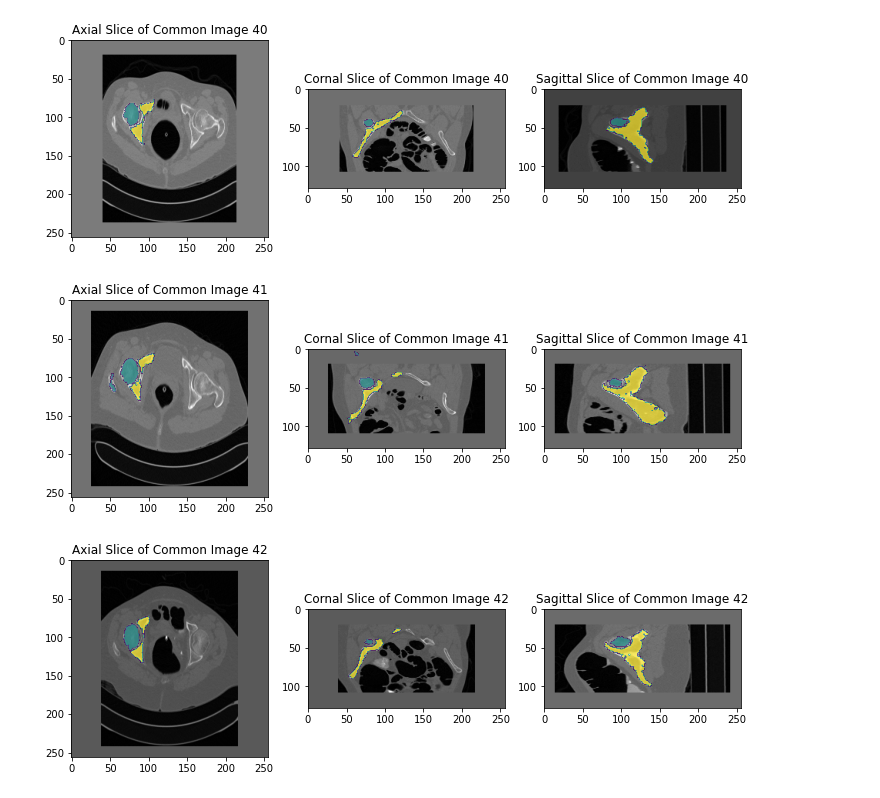
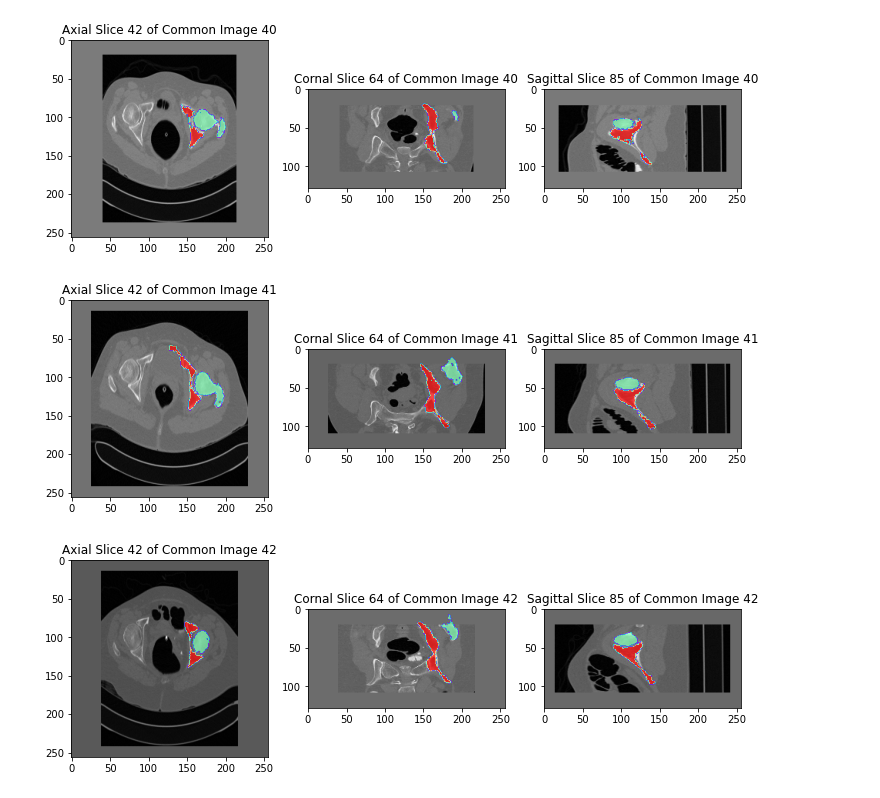
Before and after one commit to KenzaB27/segmentation-of-pelvic-bone, a Jupyter notebook: src/results.ipynb, the cells around one changed output. Saved outputs shown, nothing was run; the diff lists cells and outputs as text; code cells hidden in the pictures.

Commit message:
added left femur and hip bone

```diff
--- a/src/results.ipynb
+++ b/src/results.ipynb
@@ -13,7 +13,7 @@ import utils as ut
 import importlib
 # %%
 MASK_PATH = "../data/atlas-seg/Atlas_segmentations/{0}_atlas_seg.nii"
-BMASK_PATH = "../data/wetransfer-74759e/{0}_atlas_seg.nii"
+BMASK_PATH = "../data/atlas-seg/{0}_atlas_seg.nii"
 IMG_PATH = "../data/resampled_images_256/{0}_image.nii"
 indices = [40,41,42]
 alpha=0.7
@@ -37,19 +37,19 @@ for id in indices:
     plt.imshow(img_data[int(imageSize[0]/3), :, :], cmap="gray")
     plt.imshow(mask_data[int(imageSize[0]/3), :, :],
                cmap=my_cmap, alpha=alpha)
-    plt.title(f'Axial Slice of Common Image {id}')
+    plt.title(f'Axial Slice {imageSize[2]//3} of Common Image {id}')
 
     plt.subplot(132)
     plt.imshow(img_data[:, int(imageSize[1]/3), :], cmap="gray")
     plt.imshow(mask_data[:, int(imageSize[1]/3), :],
                cmap=my_cmap, alpha=alpha)
-    plt.title(f'Cornal Slice of Common Image {id}')
+    plt.title(f'Cornal Slice {imageSize[2]//3} of Common Image {id}')
 
     plt.subplot(133)
     plt.imshow(img_data[:, :, int(imageSize[2]/3)], cmap="gray")
     plt.imshow(mask_data[:, :, int(imageSize[2]/3)],
                cmap=my_cmap, alpha=alpha)
-    plt.title(f'Sagittal Slice of Common Image {id}')
+    plt.title(f'Sagittal {imageSize[2]//3} Slice of Common Image {id}')
     plt.savefig(f'../../images_report/right_{id}.png', bbox_inches='tight')
     plt.show()
 # %% [output]
@@ -59,39 +59,39 @@ for id in indices:
 # %%
-cmap=pl.cm.viridis
+cmap=pl.cm.rainbow
 my_cmap = cmap(np.arange(cmap.N))
 my_cmap[:, -1] = 0.9999
 my_cmap[0, -1] = 0.0001
 my_cmap = ListedColormap(my_cmap)
 
 for id in indices:
     img = sitk.ReadImage(IMG_PATH.format(id))
     mask = sitk.ReadImage(BMASK_PATH.format(id))
 
     img_data = sitk.GetArrayFromImage(img)
     mask_data = sitk.GetArrayFromImage(mask)
     imageSize = img_data.shape
 
     plt.figure(figsize=(12, 10))
     plt.subplot(131)
     plt.imshow(img_data[int(imageSize[0]/3), :, :], cmap="gray")
     plt.imshow(mask_data[int(imageSize[0]/3), :, :],
                cmap=my_cmap, alpha=alpha)
-    plt.title(f'Axial Slice of Common Image {id}')
+    plt.title(f'Axial Slice {imageSize[0]//3} of Common Image {id}')
 
     plt.subplot(132)
-    plt.imshow(img_data[:, int(imageSize[1]/3), :], cmap="gray")
-    plt.imshow(mask_data[:, int(imageSize[1]/3), :],
+    plt.imshow(img_data[:, int(imageSize[1]/2), :], cmap="gray")
+    plt.imshow(mask_data[:, int(imageSize[1]/2), :],
                cmap=my_cmap, alpha=alpha)
-    plt.title(f'Cornal Slice of Common Image {id}')
+    plt.title(f'Cornal Slice {imageSize[0]//2} of Common Image {id}')
 
     plt.subplot(133)
-    plt.imshow(img_data[:, :, int(imageSize[2]/3)], cmap="gray")
-    plt.imshow(mask_data[:, :, int(imageSize[2]/3)],
+    plt.imshow(img_data[:, :, 2*int(imageSize[2]/3)], cmap="gray")
+    plt.imshow(mask_data[:, :, 2*int(imageSize[2]/3)],
                cmap=my_cmap, alpha=alpha)
-    plt.title(f'Sagittal Slice of Common Image {id}')
-    plt.savefig(f'../../images_report/left_{id}.png')
+    plt.title(f'Sagittal Slice {2*imageSize[0]//3} of Common Image {id}')
+    plt.savefig(f'../../images_report/left_{id}.png', bbox_inches='tight')
     plt.show()
 # %% [output]
-[figure, old version]
+[figure, new version]
-[figure, old version]
+[figure, new version]
-[figure, old version]
+[figure, new version]
```
Also changed, not shown: parts of 1 cell of this notebook.
